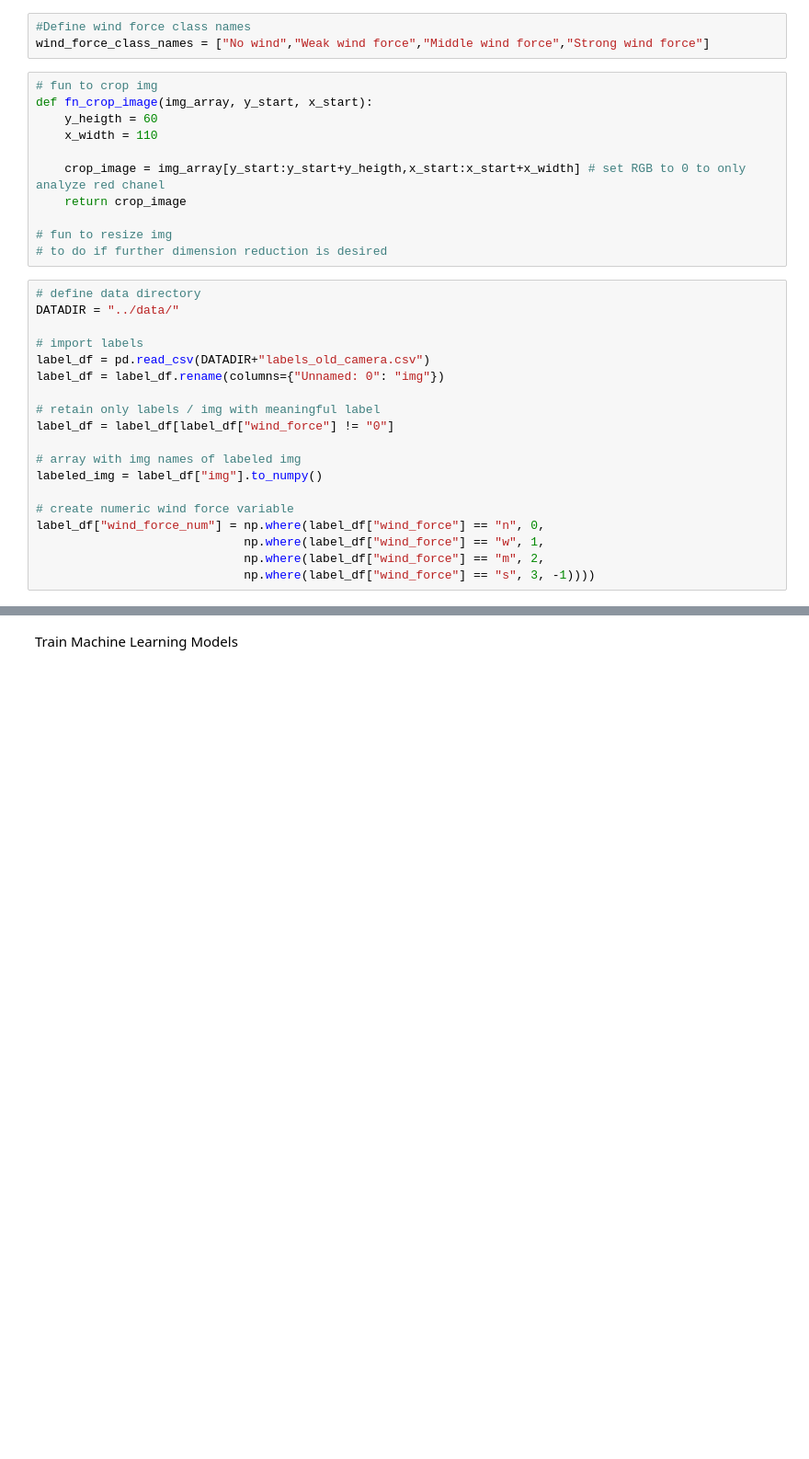
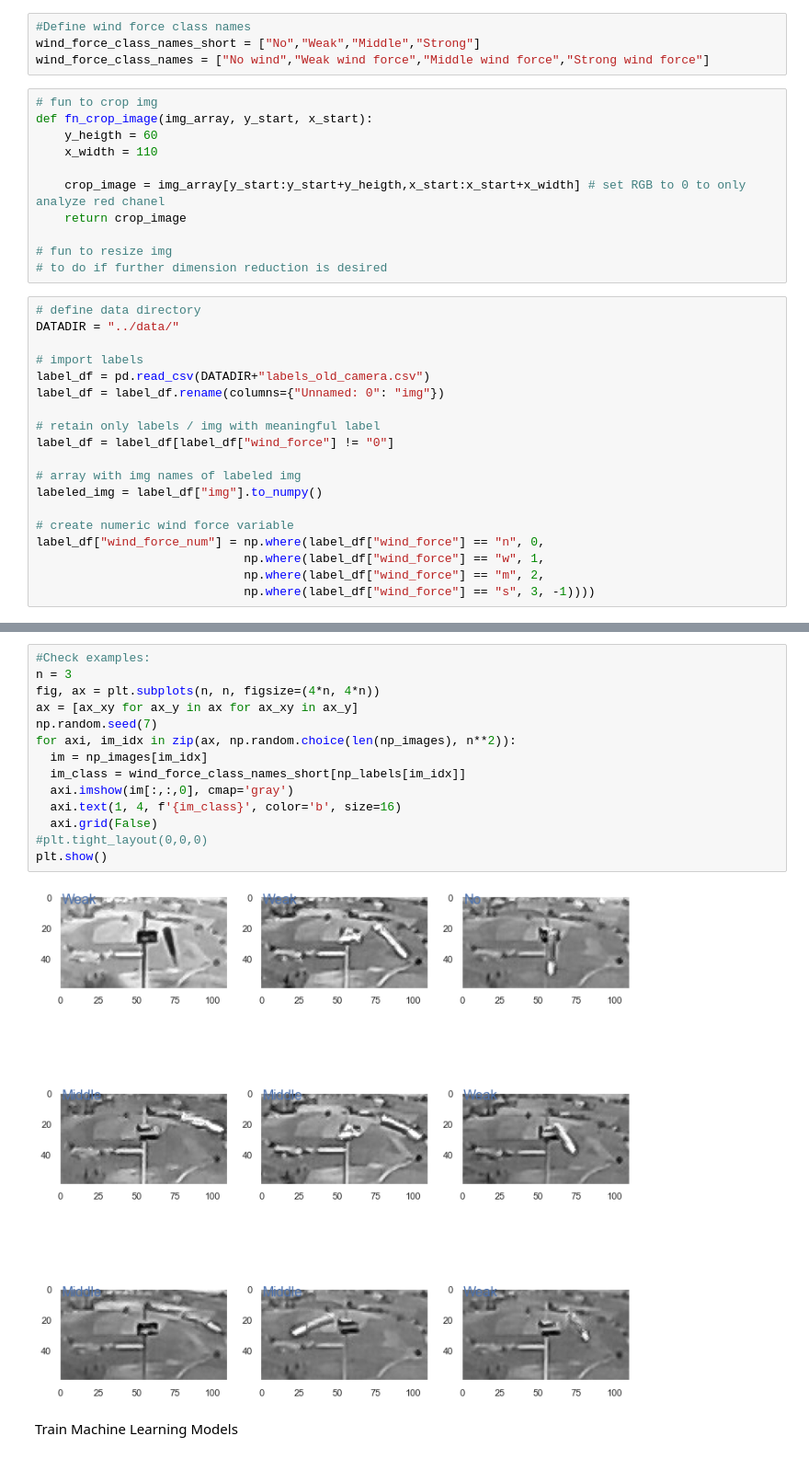
Before and after one commit to jonasbuechi/moentschele_project, a Jupyter notebook: scripts/modeling.ipynb, the cells around one changed output, grey strips where cells are left out. Shown: that part at 92% size. Drawn from its saved outputs; the diff is of its cells as text; blank space fills up the shorter version.

```diff
--- a/scripts/modeling.ipynb
+++ b/scripts/modeling.ipynb
@@ -10,6 +12,7 @@ from IPython.display import clear_output
 from collections import Counter
 # %%
 #Define wind force class names
+wind_force_class_names_short = ["No","Weak","Middle","Strong"]
 wind_force_class_names = ["No wind","Weak wind force","Middle wind force","Strong wind force"]
 # %%
 # fun to crop img
@@ -105,3 +116,19 @@ Counter({1: 162, 0: 155, 2: 136, 3: 161})
+# %%
+#Check examples:
+n = 3
+fig, ax = plt.subplots(n, n, figsize=(4*n, 4*n))
+ax = [ax_xy for ax_y in ax for ax_xy in ax_y]
+np.random.seed(7)
+for axi, im_idx in zip(ax, np.random.choice(len(np_images), n**2)):
+  im = np_images[im_idx]
+  im_class = wind_force_class_names_short[np_labels[im_idx]]
+  axi.imshow(im[:,:,0], cmap='gray')
+  axi.text(1, 4, f'{im_class}', color='b', size=16)
+  axi.grid(False)
+#plt.tight_layout(0,0,0)
+plt.show()
+# %% [output]
+[figure, added]
 # %% [markdown]
 Train Machine Learning Models
 # %%
```
Also changed, not shown: parts of 14 cells of this notebook, 1 other file.
